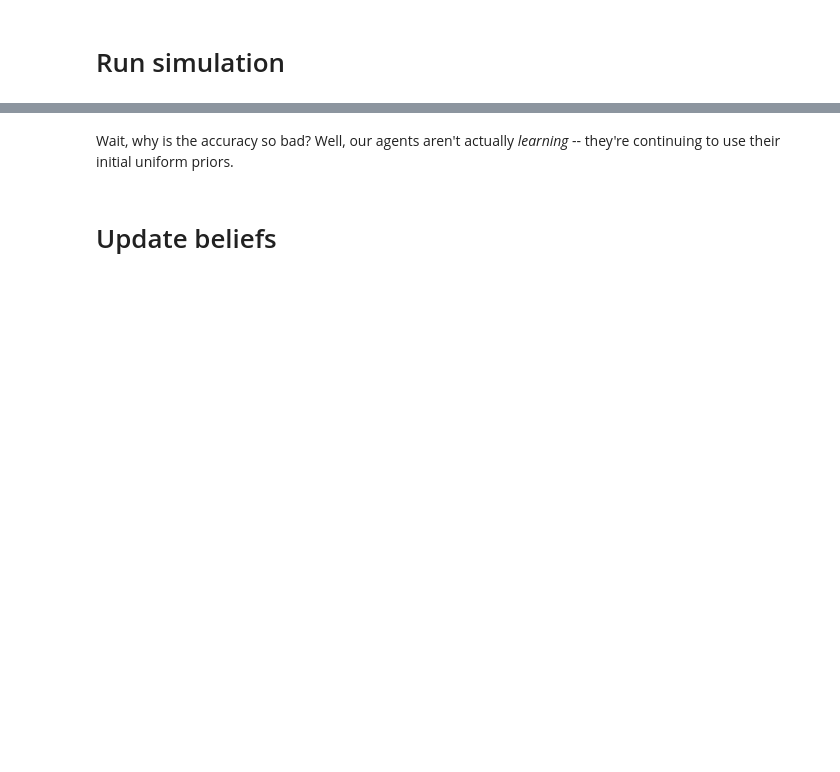
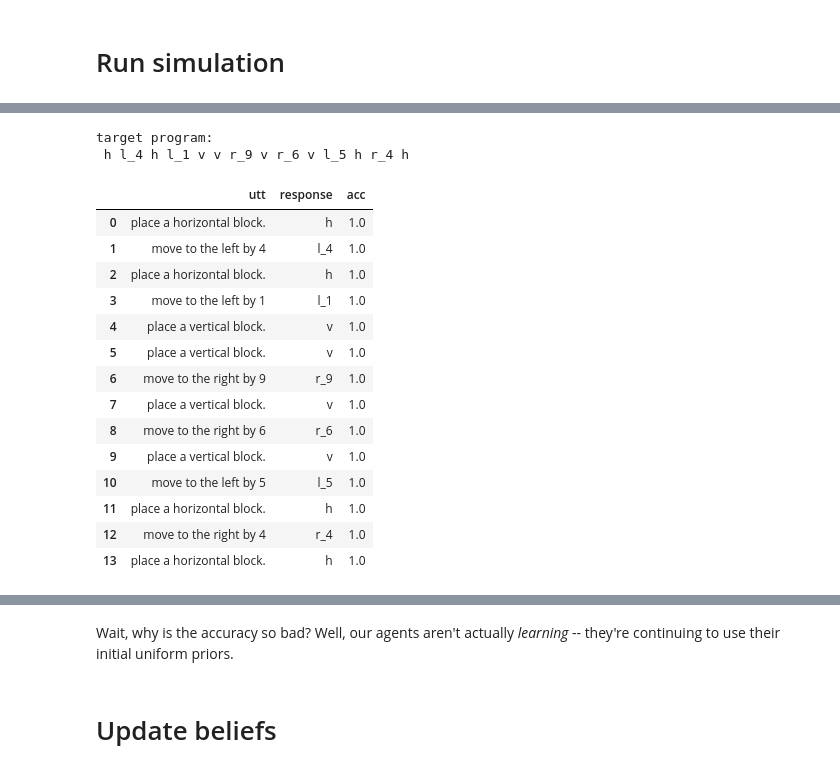
Before and after one commit to cogtoolslab/compositional-abstractions, a Jupyter notebook: analysis/paired_building/demo/ca_conventions.ipynb, the cells around one changed output, grey strips where cells are left out. Cells and saved outputs as stored; diff of their text form; code cells hidden in the pictures; blank space fills up the shorter version.

```diff
--- a/analysis/paired_building/demo/ca_conventions.ipynb
+++ b/analysis/paired_building/demo/ca_conventions.ipynb
@@ -217,0 +229,22 @@ display(run_simulation())
+# %%
+# let's inspect the first trial
+print('target program: \n', run_0.query('trial==0').loc[0,'target_program'])
+run_0.query('trial==0')[['utt','response','acc']]
+# %% [output]
+target program:
+ h l_4 h l_1 v v r_9 v r_6 v l_5 h r_4 h
+|  | utt | response | acc |
+| 0 | place a horizontal block. | h | 1.0 |
+| 1 | move to the left by 4 | l_4 | 1.0 |
+| 2 | place a horizontal block. | h | 1.0 |
+| 3 | move to the left by 1 | l_1 | 1.0 |
+| 4 | place a vertical block. | v | 1.0 |
+| 5 | place a vertical block. | v | 1.0 |
+| 6 | move to the right by 9 | r_9 | 1.0 |
+| 7 | place a vertical block. | v | 1.0 |
+| 8 | move to the right by 6 | r_6 | 1.0 |
+| 9 | place a vertical block. | v | 1.0 |
+| 10 | move to the left by 5 | l_5 | 1.0 |
+| 11 | place a horizontal block. | h | 1.0 |
+| 12 | move to the right by 4 | r_4 | 1.0 |
+| 13 | place a horizontal block. | h | 1.0 |
```
Also changed, not shown: parts of 31 cells of this notebook, 2 other files.
